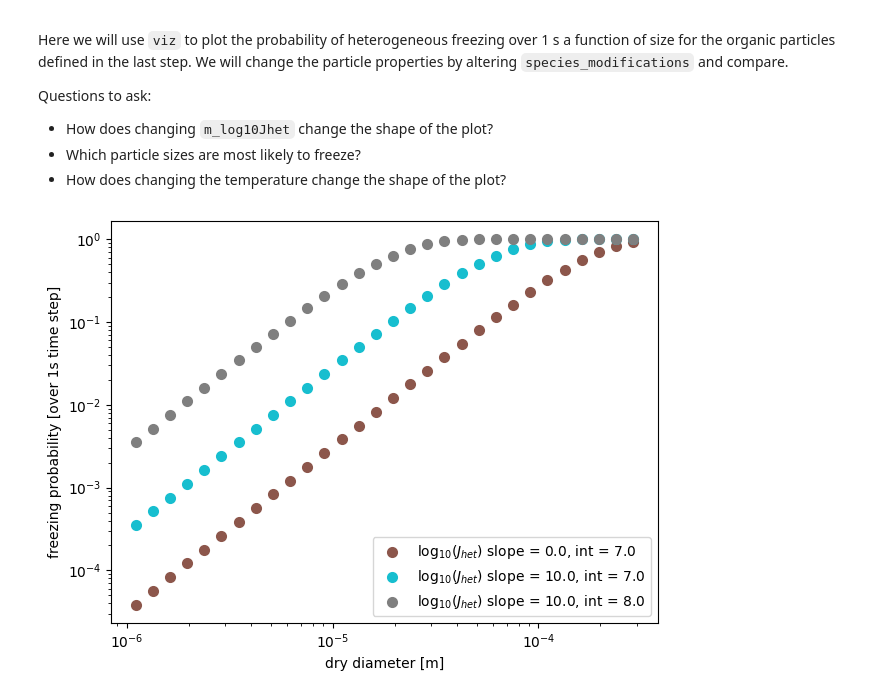
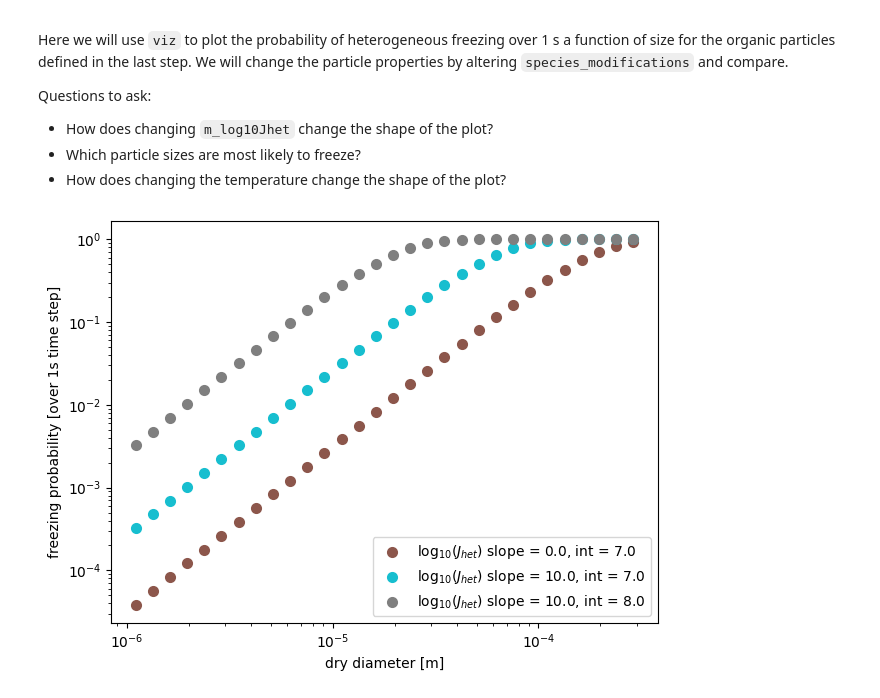
Before and after one commit to pnnl/part2pop, a Jupyter notebook: examples/03_inp_monodisperse_and_lognormal.ipynb, the cells around one changed output. Saved outputs shown, nothing was run; the diff lists cells and outputs as text; code cells hidden in the pictures.

```diff
--- a/examples/03_inp_monodisperse_and_lognormal.ipynb
+++ b/examples/03_inp_monodisperse_and_lognormal.ipynb
@@ -146,17 +146,15 @@ Questions to ask:
 # These lines will be plotted for each value in T_grid of the FreezingPopulation
 mgr = StyleManager(Theme(), deterministic=True)
 series = [
-    {"key": "lognorm", "population": lognormal_frz_pop, "label": r"lognormal"},
-    {"key": "mono", "population": monodisperse_frz_pop, "label": r"monodisperse"},
+    {"key": "lognorm", "population": lognorm_pop, "label": r"lognormal"},
+    {"key": "mono", "population": mono_pop, "label": r"monodisperse"},
 ]
-
 line_styles = mgr.plan("line", [s["key"] for s in series])
-line_styles['mono']['linestyle'] = '--'  # make monodisperse dashed line]
 
 fig, ax = plt.subplots()
 for s in series:
     cfg = {"varname": "unfrozen_frac",
-            "var_cfg": {'t_min': 0.0, "t_max": 360.0},
+            "var_cfg": {'t_min': 0.0, "t_max": 360.0, "T": -30, "T_units": "C", "RH": 0.85},
             "style": line_styles[s["key"]],
     }
     plotter = build_plotter("state_line", cfg)
@@ -239,17 +221,35 @@ Questions to ask:
 - Which particle sizes are most likely to freeze?
 - How does changing the temperature change the shape of the plot?
 # %%
-# use the same configuration as last step
+# copy the lognormal population from previous steps
+lognorm_pop_copy = build_population(lognormal_cfg)
+
+# plot the heterogeneous ice nucleation rate vs. temperature using viz package
+mgr = StyleManager(Theme(), deterministic=True)
+
+# alter the species properties
+species_mods = [{"OC": {"m_log10Jhet": 0.0, "b_log10Jhet": 7.0}},
+                {"OC": {"m_log10Jhet": 10.0, "b_log10Jhet": 7.0}},
+                {"OC": {"m_log10Jhet": 10.0, "b_log10Jhet": 8.0}}]
+
+series = [
+    {"key": "orig", "population": lognorm_pop_copy, "label": r"log$_{10}(J_{het})$ slope = 0.0, int = 7.0"},
+    {"key": "new_m", "population": lognorm_pop_copy, "label": r"log$_{10}(J_{het})$ slope = 10.0, int = 7.0"},
+    {"key": "new_m_and_b", "population": lognorm_pop_copy, "label": r"log$_{10}(J_{het})$ slope = 10.0, int = 8.0"},
+]
+line_styles = mgr.plan("line", [s["key"] for s in series])
+
+# plot
 fig, ax = plt.subplots()
-for s in series:
+for s, specmod in zip(series, species_mods):
     cfg = {"xvar": "Ddry",
             "yvar": "P_frz",
-            "var_cfg": {"T": -10, "T_units": "C"},
+            "var_cfg": {"T": -10, "T_units": "C", "RH": 0.85, "species_modifications": specmod},
             "style": line_styles[s["key"]],
     }
     plotter = build_plotter("state_scatter", cfg)
     plotter.plot(s["population"], ax, label=s["label"])
 ax.legend(); fig.tight_layout()
 plt.show()
 # %% [output]
-[figure, old version]
+[figure, new version]
```
Also changed, not shown: parts of 3 cells of this notebook, 10 other files.
